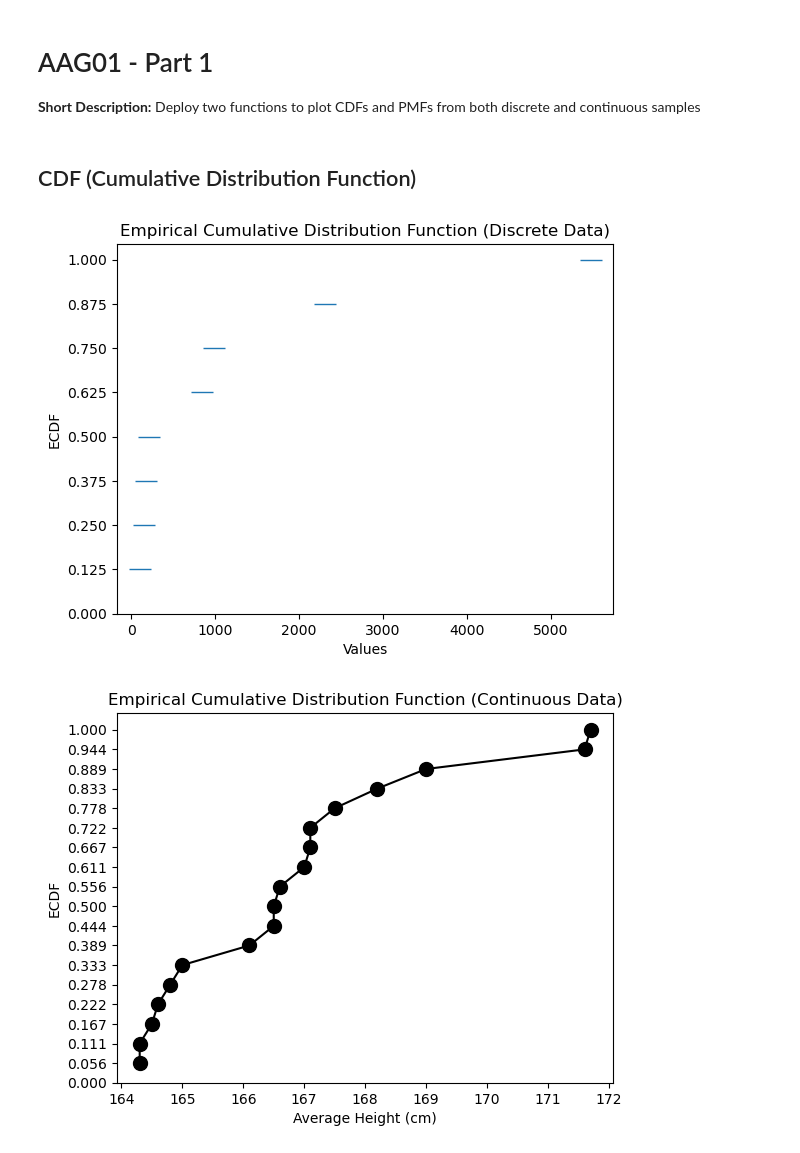
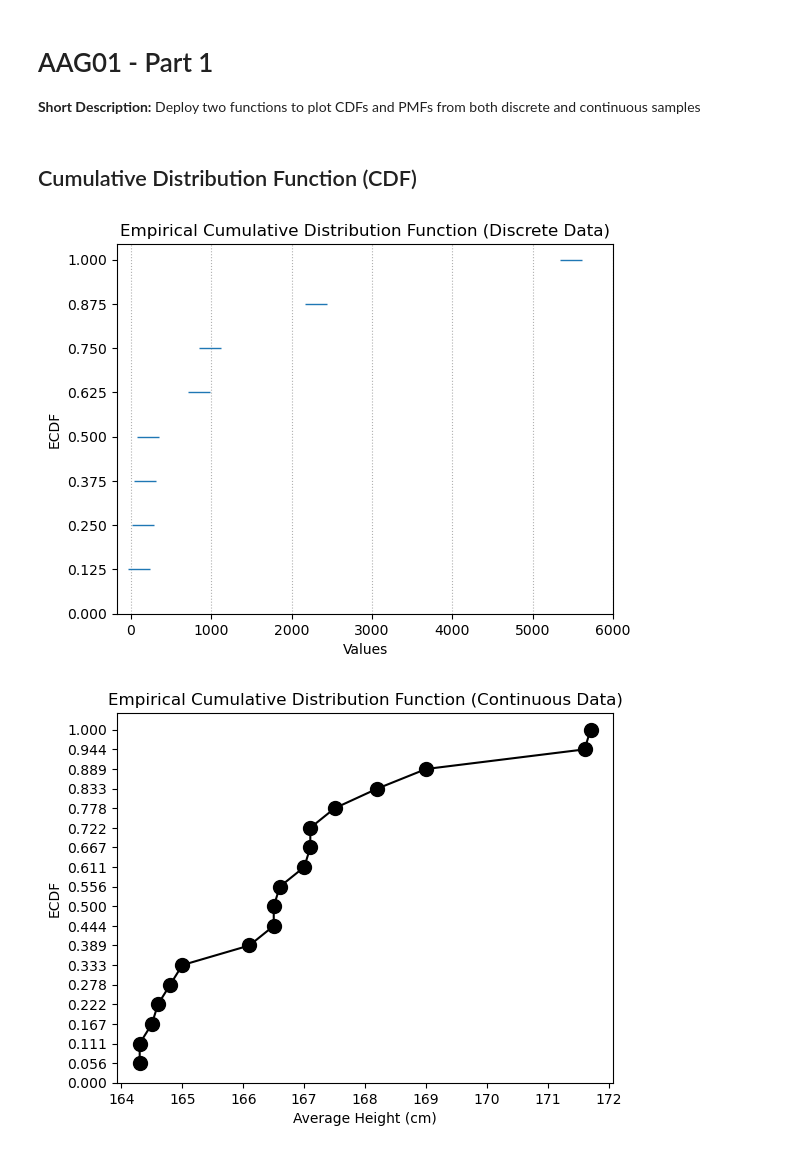
Before and after one commit to oliveiraleo/2035025-Quantitative_Methods, a Jupyter notebook: tasks/task1_plot-CDF_PMF.ipynb, the cells around one changed output. Drawn from its saved outputs; the diff is of its cells as text; code cells hidden in the pictures.

Commit message:
Update CDF plot to enhance visualization

```diff
--- a/tasks/task1_plot-CDF_PMF.ipynb
+++ b/tasks/task1_plot-CDF_PMF.ipynb
@@ -18,28 +18,30 @@ height_year_list = [1810, 1820, 1830, 1840, 1850, 1860, 1870, 1880, 1890, 1900,
 import numpy as np
 import matplotlib.pyplot as plt
 # %% [markdown]
-## CDF (Cumulative Distribution Function)
+## Cumulative Distribution Function (CDF)
 # %%
 def ecdf(data):
     """ Compute ECDF """
     x = np.sort(data)
     n = int(len(x))#.size
     y = np.arange(1, n+1) / n
     return(x,y)
 
 # Generate CDF
 x_std, y_std = ecdf(discrete_data)
 
 # Plotting the ECDF
 plt.plot(x_std, y_std, marker='_', linestyle='None', markersize=16)
 plt.yticks(np.arange(0, max(y_std)+0.001, 1/len(discrete_data)))
+plt.xticks(np.arange(0, max(x_std)+1000, 1000))
 plt.xlabel('Values')
 plt.ylabel('ECDF')
 plt.title('Empirical Cumulative Distribution Function (Discrete Data)')
+plt.grid(axis='x', linestyle=':') # add some lines to enhance visualization
 
 plt.show()
 # %% [output]
-[figure, old version]
+[figure, new version]
 # %%
 # Generate other CDF
 x_std2, y_std2 = ecdf(continuous_data)
```
Also changed, not shown: parts of 3 cells of this notebook.
